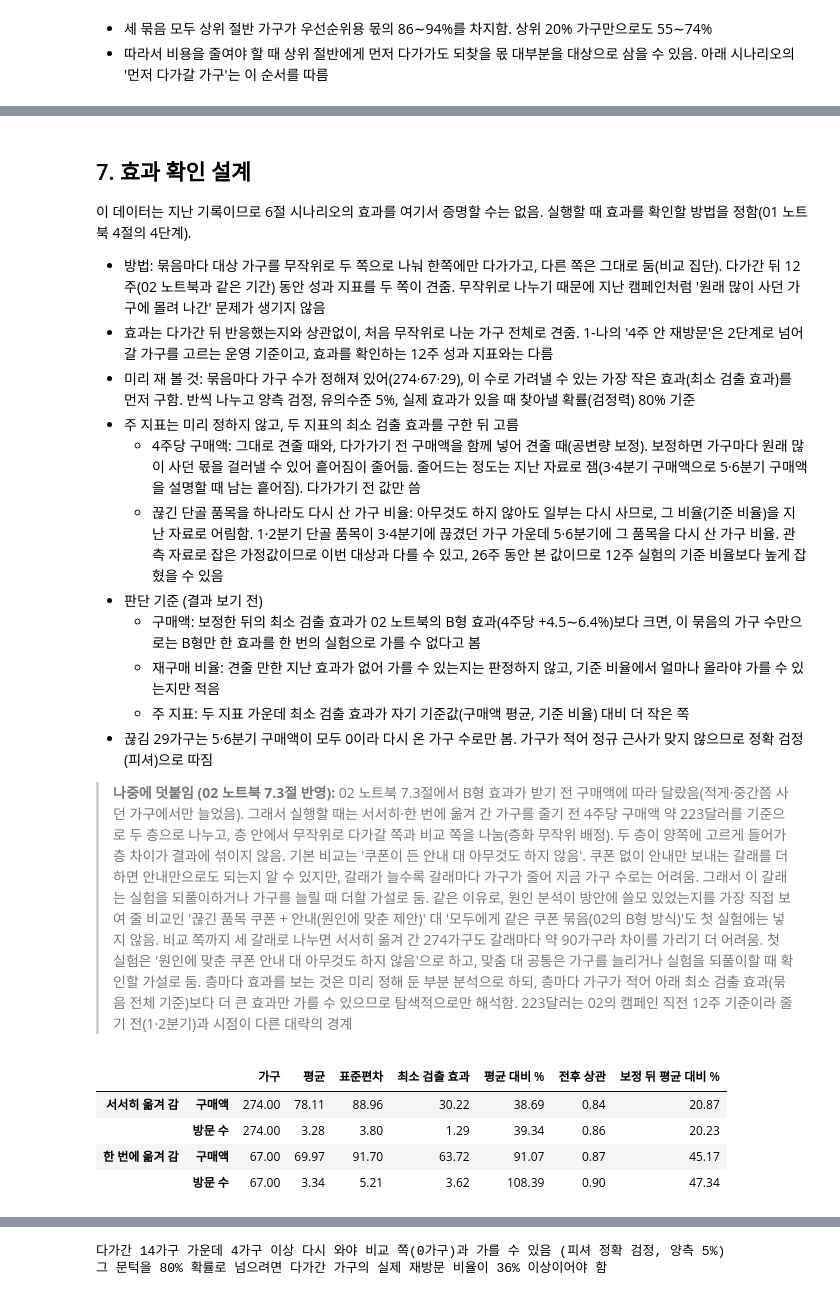
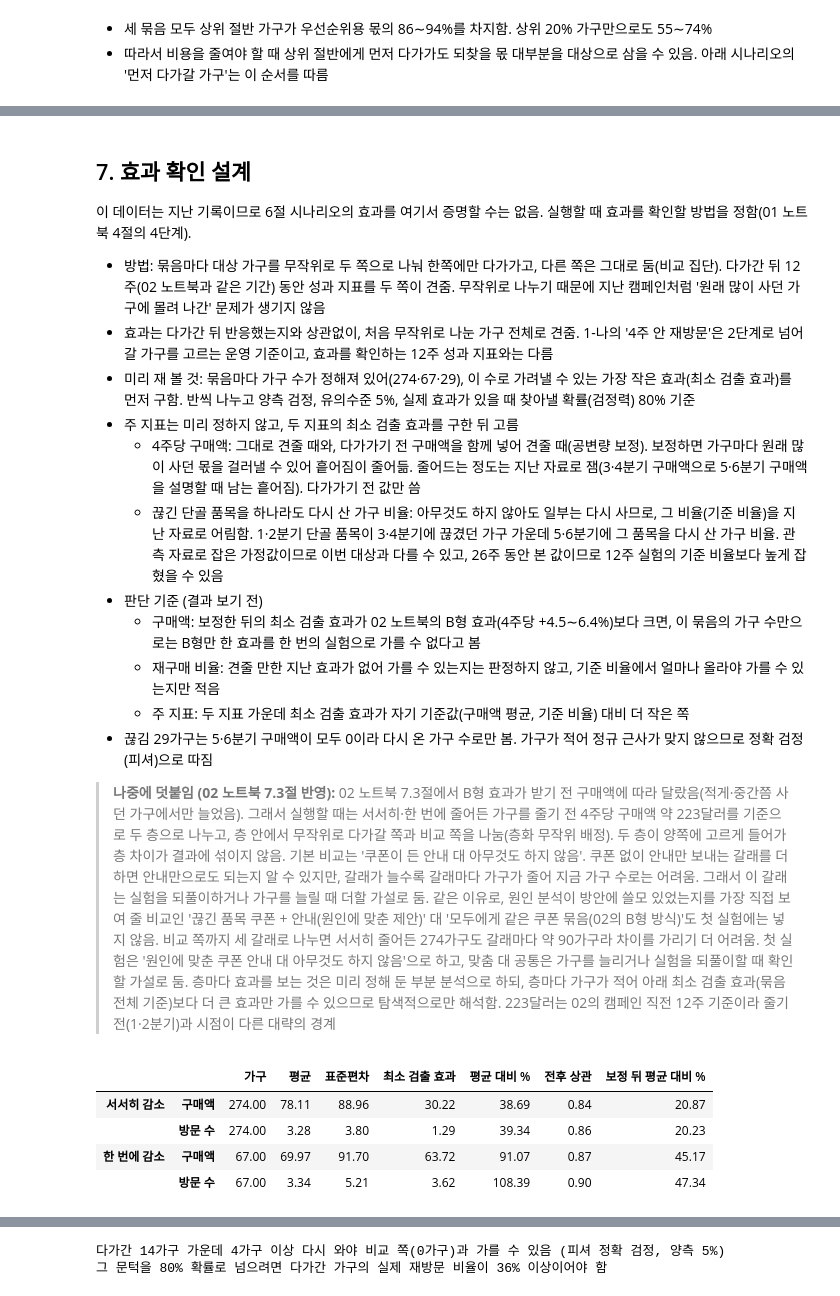
Before and after one commit to yeoldul123/my_portfolio-main, a Jupyter notebook: 02_[CRM_추세검정&매칭]_식료품_마트_이탈_방지_CRM_타기팅_분석/03_해결_방안.ipynb, the cells around one changed output, grey strips where cells are left out. Cells and saved outputs as stored; diff of their text form; code cells hidden in the pictures.

```diff
--- a/02_[CRM_추세검정&매칭]_식료품_마트_이탈_방지_CRM_타기팅_분석/03_해결_방안.ipynb
+++ b/02_[CRM_추세검정&매칭]_식료품_마트_이탈_방지_CRM_타기팅_분석/03_해결_방안.ipynb
@@ -340,35 +340,35 @@ conc
   - 주 지표: 두 지표 가운데 최소 검출 효과가 자기 기준값(구매액 평균, 기준 비율) 대비 더 작은 쪽
 - 끊김 29가구는 5·6분기 구매액이 모두 0이라 다시 온 가구 수로만 봄. 가구가 적어 정규 근사가 맞지 않으므로 정확 검정(피셔)으로 따짐
 
-> **나중에 덧붙임 (02 노트북 7.3절 반영):** 02 노트북 7.3절에서 B형 효과가 받기 전 구매액에 따라 달랐음(적게·중간쯤 사던 가구에서만 늘었음). 그래서 실행할 때는 서서히·한 번에 옮겨 간 가구를 줄기 전 4주당 구매액 약 223달러를 기준으로 두 층으로 나누고, 층 안에서 무작위로 다가갈 쪽과 비교 쪽을 나눔(층화 무작위 배정). 두 층이 양쪽에 고르게 들어가 층 차이가 결과에 섞이지 않음. 기본 비교는 '쿠폰이 든 안내 대 아무것도 하지 않음'. 쿠폰 없이 안내만 보내는 갈래를 더하면 안내만으로도 되는지 알 수 있지만, 갈래가 늘수록 갈래마다 가구가 줄어 지금 가구 수로는 어려움. 그래서 이 갈래는 실험을 되풀이하거나 가구를 늘릴 때 더할 가설로 둠. 같은 이유로, 원인 분석이 방안에 쓸모 있었는지를 가장 직접 보여 줄 비교인 '끊긴 품목 쿠폰 + 안내(원인에 맞춘 제안)' 대 '모두에게 같은 쿠폰 묶음(02의 B형 방식)'도 첫 실험에는 넣지 않음. 비교 쪽까지 세 갈래로 나누면 서서히 옮겨 간 274가구도 갈래마다 약 90가구라 차이를 가리기 더 어려움. 첫 실험은 '원인에 맞춘 쿠폰 안내 대 아무것도 하지 않음'으로 하고, 맞춤 대 공통은 가구를 늘리거나 실험을 되풀이할 때 확인할 가설로 둠. 층마다 효과를 보는 것은 미리 정해 둔 부분 분석으로 하되, 층마다 가구가 적어 아래 최소 검출 효과(묶음 전체 기준)보다 더 큰 효과만 가를 수 있으므로 탐색적으로만 해석함. 223달러는 02의 캠페인 직전 12주 기준이라 줄기 전(1·2분기)과 시점이 다른 대략의 경계
+> **나중에 덧붙임 (02 노트북 7.3절 반영):** 02 노트북 7.3절에서 B형 효과가 받기 전 구매액에 따라 달랐음(적게·중간쯤 사던 가구에서만 늘었음). 그래서 실행할 때는 서서히·한 번에 줄어든 가구를 줄기 전 4주당 구매액 약 223달러를 기준으로 두 층으로 나누고, 층 안에서 무작위로 다가갈 쪽과 비교 쪽을 나눔(층화 무작위 배정). 두 층이 양쪽에 고르게 들어가 층 차이가 결과에 섞이지 않음. 기본 비교는 '쿠폰이 든 안내 대 아무것도 하지 않음'. 쿠폰 없이 안내만 보내는 갈래를 더하면 안내만으로도 되는지 알 수 있지만, 갈래가 늘수록 갈래마다 가구가 줄어 지금 가구 수로는 어려움. 그래서 이 갈래는 실험을 되풀이하거나 가구를 늘릴 때 더할 가설로 둠. 같은 이유로, 원인 분석이 방안에 쓸모 있었는지를 가장 직접 보여 줄 비교인 '끊긴 품목 쿠폰 + 안내(원인에 맞춘 제안)' 대 '모두에게 같은 쿠폰 묶음(02의 B형 방식)'도 첫 실험에는 넣지 않음. 비교 쪽까지 세 갈래로 나누면 서서히 줄어든 274가구도 갈래마다 약 90가구라 차이를 가리기 더 어려움. 첫 실험은 '원인에 맞춘 쿠폰 안내 대 아무것도 하지 않음'으로 하고, 맞춤 대 공통은 가구를 늘리거나 실험을 되풀이할 때 확인할 가설로 둠. 층마다 효과를 보는 것은 미리 정해 둔 부분 분석으로 하되, 층마다 가구가 적어 아래 최소 검출 효과(묶음 전체 기준)보다 더 큰 효과만 가를 수 있으므로 탐색적으로만 해석함. 223달러는 02의 캠페인 직전 12주 기준이라 줄기 전(1·2분기)과 시점이 다른 대략의 경계
 # %%
 # 4주당 구매액·방문 수: 3·4분기(보정에 쓸 '다가가기 전' 값의 대용)와 5·6분기 (26주 = 4주 × 6.5)
 def per4(quarters):
     q = xq[xq["분기"].isin(quarters) & xq["household_key"].isin(groups.index)]
     return pd.DataFrame({"구매액": q.groupby("household_key")["SALES_VALUE"].sum() / 6.5,
                          "방문 수": q.groupby("household_key")["BASKET_ID"].nunique() / 6.5}).reindex(groups.index).fillna(0)
 p34, p56 = per4([3, 4]), per4([5, 6])
 
 # 최소 검출 효과 (helpers에 검정력 계산 함수가 없어 statsmodels로 직접 계산)
 from statsmodels.stats.power import TTestIndPower, NormalIndPower
 rows = {}
-for name in ["서서히 옮겨 감", "한 번에 옮겨 감"]:
+for name in ["서서히 감소", "한 번에 감소"]:
     keys = groups.index[groups.eq(name)]
     d_min = TTestIndPower().solve_power(nobs1=len(keys) // 2, alpha=0.05, power=0.8, ratio=(len(keys) - len(keys) // 2) / (len(keys) // 2))
     for col in ["구매액", "방문 수"]:
         y, x = p56.loc[keys, col], p34.loc[keys, col]
         rho = np.corrcoef(x, y)[0, 1]
         mde = d_min * y.std()
         rows[(name, col)] = {"가구": len(keys), "평균": y.mean(), "표준편차": y.std(),
                              "최소 검출 효과": mde, "평균 대비 %": mde / y.mean() * 100,
                              "전후 상관": rho, "보정 뒤 평균 대비 %": mde * np.sqrt(1 - rho ** 2) / y.mean() * 100}
 with pd.option_context("display.float_format", "{:,.2f}".format):
     display(pd.DataFrame(rows).T)
 # %% [output]
 |  |  | 가구 | 평균 | 표준편차 | 최소 검출 효과 | 평균 대비 % | 전후 상관 | 보정 뒤 평균 대비 % |
-| 서서히 옮겨 감 | 구매액 | 274.00 | 78.11 | 88.96 | 30.22 | 38.69 | 0.84 | 20.87 |
+| 서서히 감소 | 구매액 | 274.00 | 78.11 | 88.96 | 30.22 | 38.69 | 0.84 | 20.87 |
 |  | 방문 수 | 274.00 | 3.28 | 3.80 | 1.29 | 39.34 | 0.86 | 20.23 |
-| 한 번에 옮겨 감 | 구매액 | 67.00 | 69.97 | 91.70 | 63.72 | 91.07 | 0.87 | 45.17 |
+| 한 번에 감소 | 구매액 | 67.00 | 69.97 | 91.70 | 63.72 | 91.07 | 0.87 | 45.17 |
 |  | 방문 수 | 67.00 | 3.34 | 5.21 | 3.62 | 108.39 | 0.90 | 47.34 |
 # %% [markdown]
 값의 단위는 4주당 달러와 4주당 방문 수. '전후 상관'은 3·4분기 값과 5·6분기 값의 상관.
```
Also changed, not shown: parts of 16 cells of this notebook, 1 other file.
